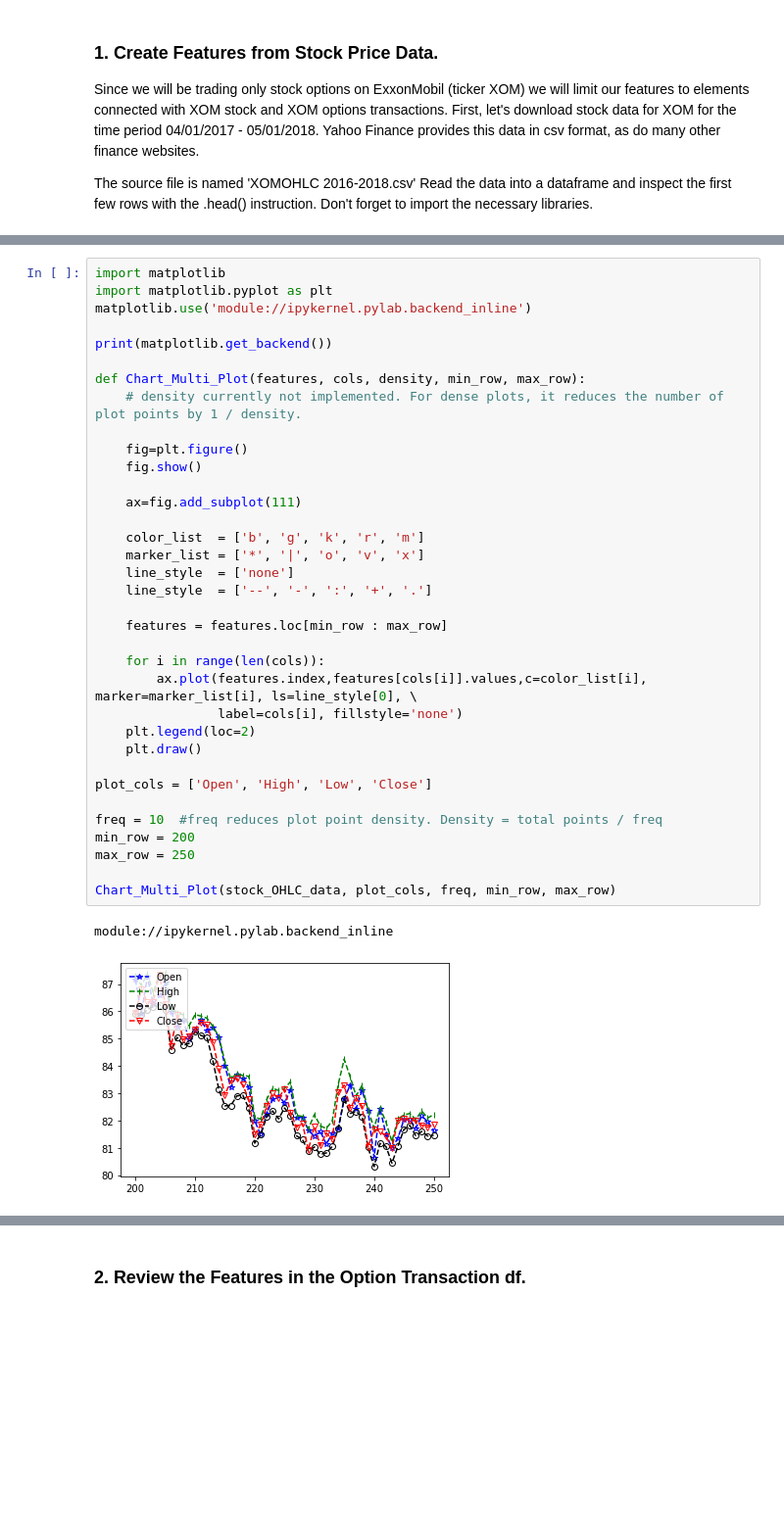
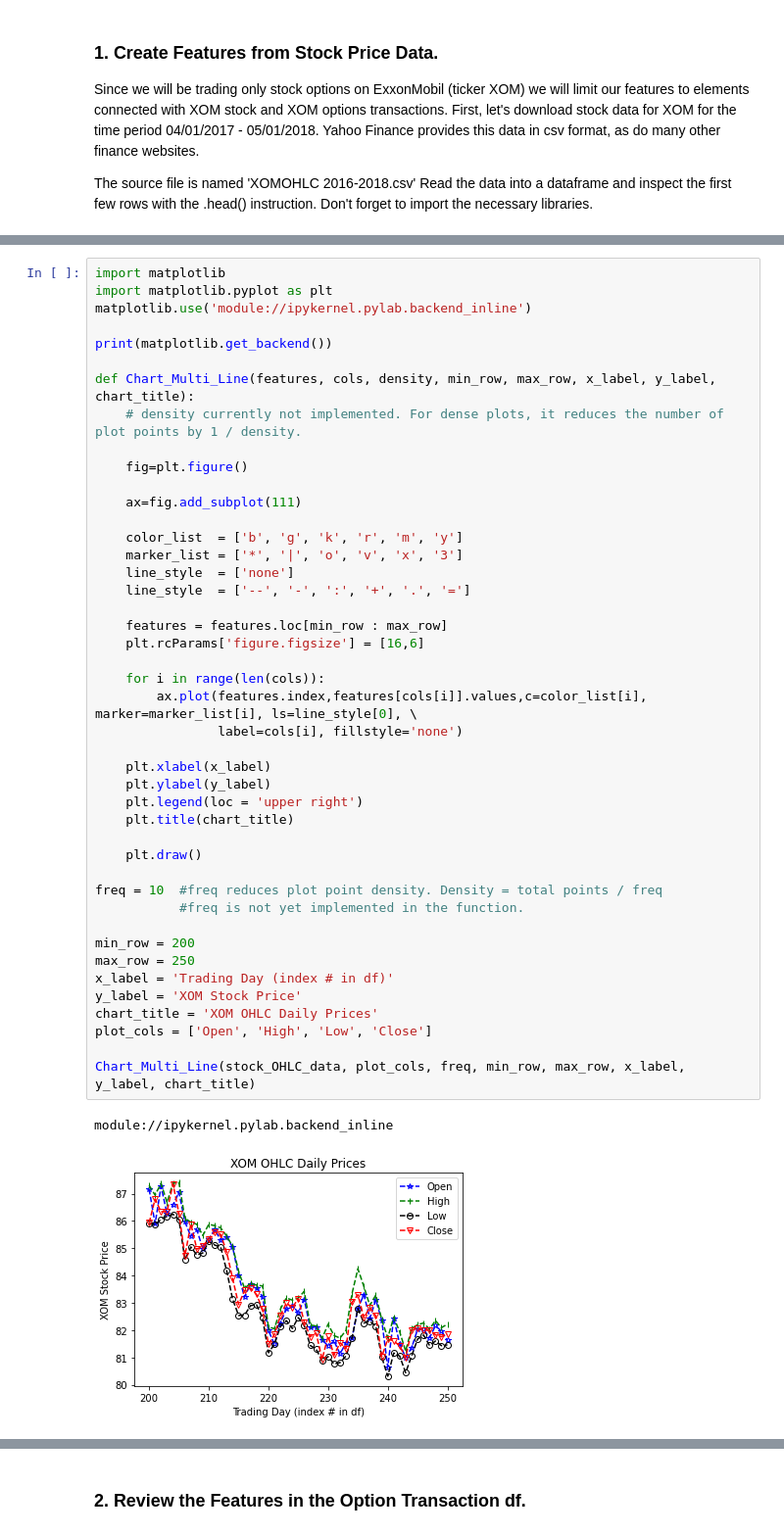
Before and after one commit to CajunCal/OptionTradingNotebooksXOM, a Jupyter notebook: OptionTradingFeatures.ipynb, the cells around one changed output, grey strips where cells are left out. Shown at 98% size. Drawn from its saved outputs; the diff is of its cells as text; blank space fills up the shorter version.

Commit message:
v 1.0 - Added charts
Version 1.0 ready for some friendly presentations.

```diff
--- a/OptionTradingFeatures.ipynb
+++ b/OptionTradingFeatures.ipynb
@@ -74,38 +63,47 @@ Questions:
 # %%
 import matplotlib
 import matplotlib.pyplot as plt
 matplotlib.use('module://ipykernel.pylab.backend_inline')
 
 print(matplotlib.get_backend())
 
-def Chart_Multi_Plot(features, cols, density, min_row, max_row):
+def Chart_Multi_Line(features, cols, density, min_row, max_row, x_label, y_label, chart_title):
     # density currently not implemented. For dense plots, it reduces the number of plot points by 1 / density.
 
     fig=plt.figure()
-    fig.show()
 
     ax=fig.add_subplot(111)
 
-    color_list  = ['b', 'g', 'k', 'r', 'm']
-    marker_list = ['*', '|', 'o', 'v', 'x']
+    color_list  = ['b', 'g', 'k', 'r', 'm', 'y']
+    marker_list = ['*', '|', 'o', 'v', 'x', '3']
     line_style  = ['none']
-    line_style  = ['--', '-', ':', '+', '.']
+    line_style  = ['--', '-', ':', '+', '.', '=']
 
     features = features.loc[min_row : max_row]
+    plt.rcParams['figure.figsize'] = [16,6]
 
     for i in range(len(cols)):
         ax.plot(features.index,features[cols[i]].values,c=color_list[i], marker=marker_list[i], ls=line_style[0], \
                 label=cols[i], fillstyle='none')
-    plt.legend(loc=2)
+
+    plt.xlabel(x_label)
+    plt.ylabel(y_label)
+    plt.legend(loc = 'upper right')
+    plt.title(chart_title)
+
     plt.draw()
 
+freq = 10  #freq reduces plot point density. Density = total points / freq
+           #freq is not yet implemented in the function.
+
+min_row = 200
+max_row = 250
+x_label = 'Trading Day (index # in df)'
+y_label = 'XOM Stock Price'
+chart_title = 'XOM OHLC Daily Prices'
 plot_cols = ['Open', 'High', 'Low', 'Close']
 
-freq = 10  #freq reduces plot point density. Density = total points / freq
-min_row = 200
-max_row = 250
-
-Chart_Multi_Plot(stock_OHLC_data, plot_cols, freq, min_row, max_row)
+Chart_Multi_Line(stock_OHLC_data, plot_cols, freq, min_row, max_row, x_label, y_label, chart_title)
 # %% [output]
 module://ipykernel.pylab.backend_inline
-[figure, old version]
+[figure, new version]
```
Also changed, not shown: parts of 15 cells of this notebook.
